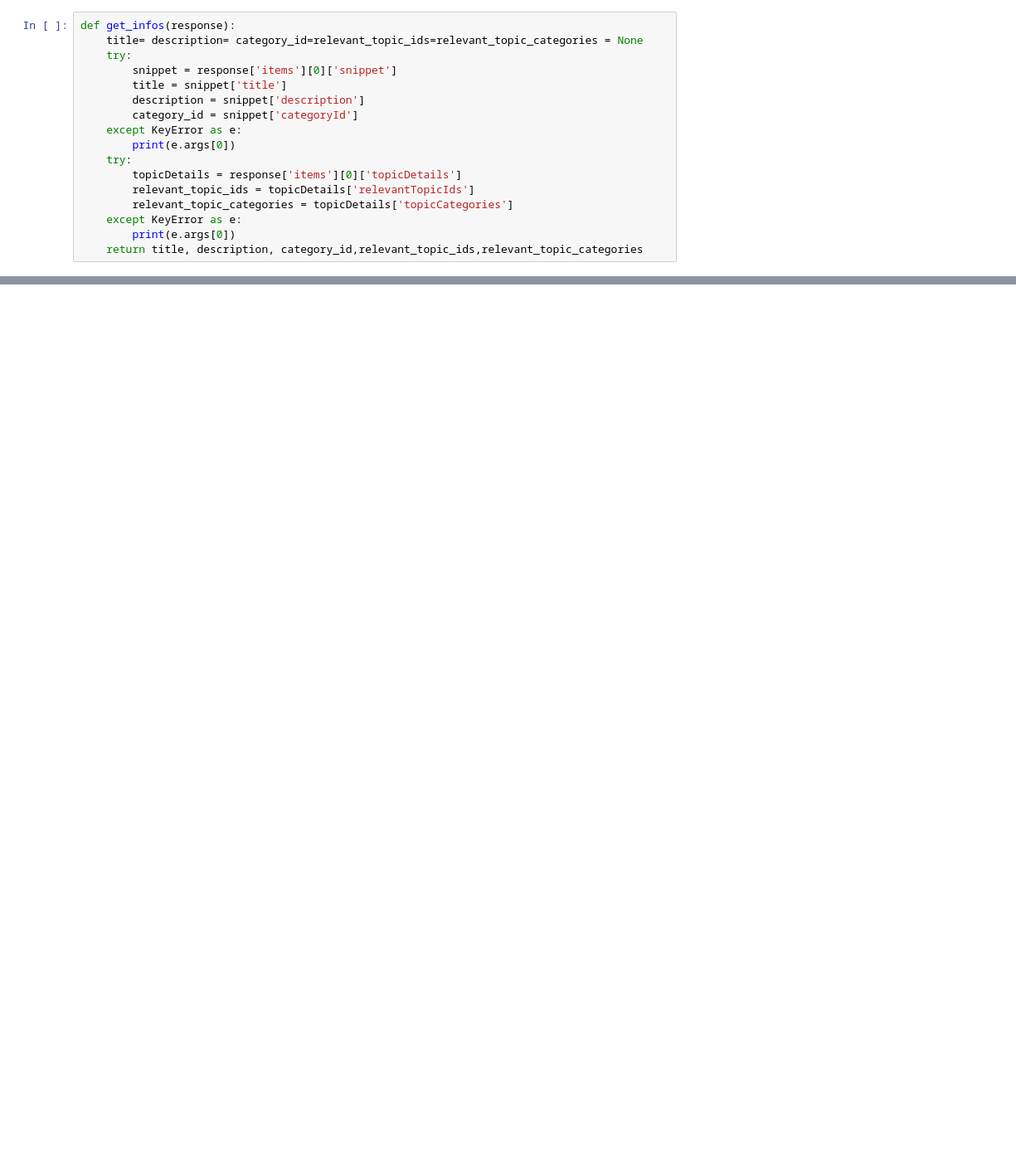
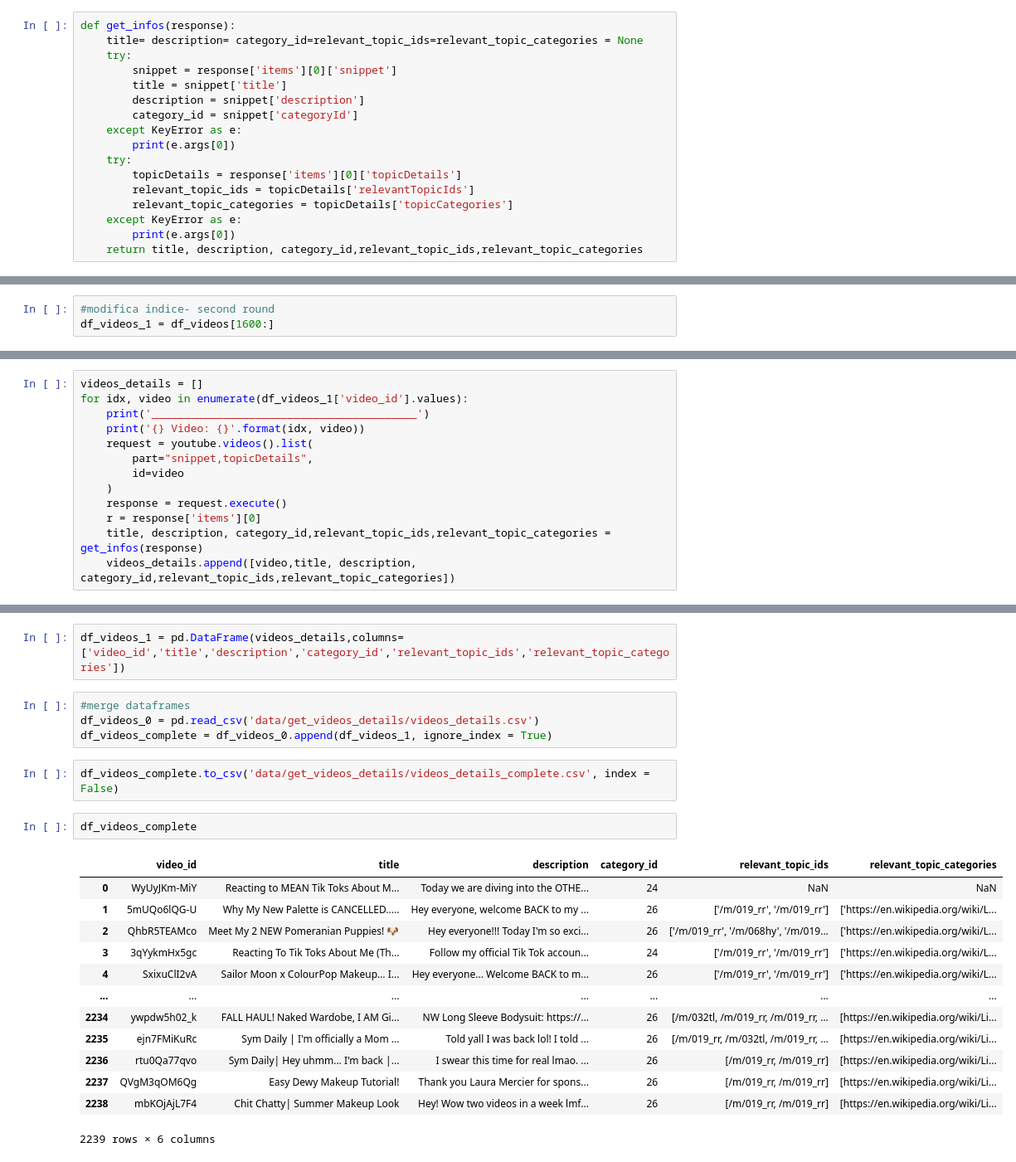
Before and after one commit to eliroc98/progetto_SMM, a Jupyter notebook: 2_get_videos_details.ipynb, the cells around one changed output, grey strips where cells are left out. Shown at 83% size. Cells and saved outputs as stored; diff of their text form; blank space fills up the shorter version.

```diff
--- a/2_get_videos_details.ipynb
+++ b/2_get_videos_details.ipynb
@@ -65,0 +108,3 @@ videos_details
+# %%
+#modifica indice- second round
+df_videos_1 = df_videos[1600:]
@@ -65,0 +127,13 @@ videos_details
+# %%
+videos_details = []
+for idx, video in enumerate(df_videos_1['video_id'].values):
+    print('_________________________________________')
+    print('{} Video: {}'.format(idx, video))
+    request = youtube.videos().list(
+        part="snippet,topicDetails",
+        id=video
+    )
+    response = request.execute()
+    r = response['items'][0]
+    title, description, category_id,relevant_topic_ids,relevant_topic_categories = get_infos(response)
+    videos_details.append([video,title, description, category_id,relevant_topic_ids,relevant_topic_categories])
@@ -65,0 +159,24 @@ videos_details
+# %%
+df_videos_1 = pd.DataFrame(videos_details,columns=['video_id','title','description','category_id','relevant_topic_ids','relevant_topic_categories'])
+# %%
+#merge dataframes
+df_videos_0 = pd.read_csv('data/get_videos_details/videos_details.csv')
+df_videos_complete = df_videos_0.append(df_videos_1, ignore_index = True)
+# %%
+df_videos_complete.to_csv('data/get_videos_details/videos_details_complete.csv', index = False)
+# %%
+df_videos_complete
+# %% [output]
+|  | video_id | title | description | category_id | relevant_topic_ids | relevant_topic_categories |
+| 0 | WyUyJKm-MiY | Reacting to MEAN Tik Toks About M... | Today we are diving into the OTHE... | 24 | NaN | NaN |
+| 1 | 5mUQo6lQG-U | Why My New Palette is CANCELLED..... | Hey everyone, welcome BACK to my ... | 26 | ['/m/019_rr', '/m/019_rr'] | ['https://en.wikipedia.org/wiki/L... |
+| 2 | QhbR5TEAMco | Meet My 2 NEW Pomeranian Puppies! 🐶 | Hey everyone!!! Today I'm so exci... | 26 | ['/m/019_rr', '/m/068hy', '/m/019... | ['https://en.wikipedia.org/wiki/L... |
+| 3 | 3qYykmHx5gc | Reacting To Tik Toks About Me (Th... | Follow my official Tik Tok accoun... | 24 | ['/m/019_rr', '/m/019_rr'] | ['https://en.wikipedia.org/wiki/L... |
+| 4 | SxixuClI2vA | Sailor Moon x ColourPop Makeup… I... | Hey everyone... Welcome BACK to m... | 26 | ['/m/019_rr', '/m/019_rr'] | ['https://en.wikipedia.org/wiki/L... |
+| ... | ... | ... | ... | ... | ... | ... |
+| 2234 | ywpdw5h02_k | FALL HAUL! Naked Wardobe, I AM Gi... | NW Long Sleeve Bodysuit: https://... | 26 | [/m/032tl, /m/019_rr, /m/019_rr, ... | [https://en.wikipedia.org/wiki/Li... |
+| 2235 | ejn7FMiKuRc | Sym Daily | I'm officially a Mom ... | Told yall I was back lol! I told ... | 26 | [/m/019_rr, /m/032tl, /m/019_rr, ... | [https://en.wikipedia.org/wiki/Li... |
+| 2236 | rtu0Qa77qvo | Sym Daily| Hey uhmm... I'm back |... | I swear this time for real lmao. ... | 26 | [/m/019_rr, /m/019_rr] | [https://en.wikipedia.org/wiki/Li... |
+| 2237 | QVgM3qOM6Qg | Easy Dewy Makeup Tutorial! | Thank you Laura Mercier for spons... | 26 | [/m/019_rr, /m/019_rr] | [https://en.wikipedia.org/wiki/Li... |
+| 2238 | mbKOjAjL7F4 | Chit Chatty| Summer Makeup Look | Hey! Wow two videos in a week lmf... | 26 | [/m/019_rr, /m/019_rr] | [https://en.wikipedia.org/wiki/Li... |
+2239 rows × 6 columns
```
Also changed, not shown: parts of 9 cells of this notebook, 3 other files.
